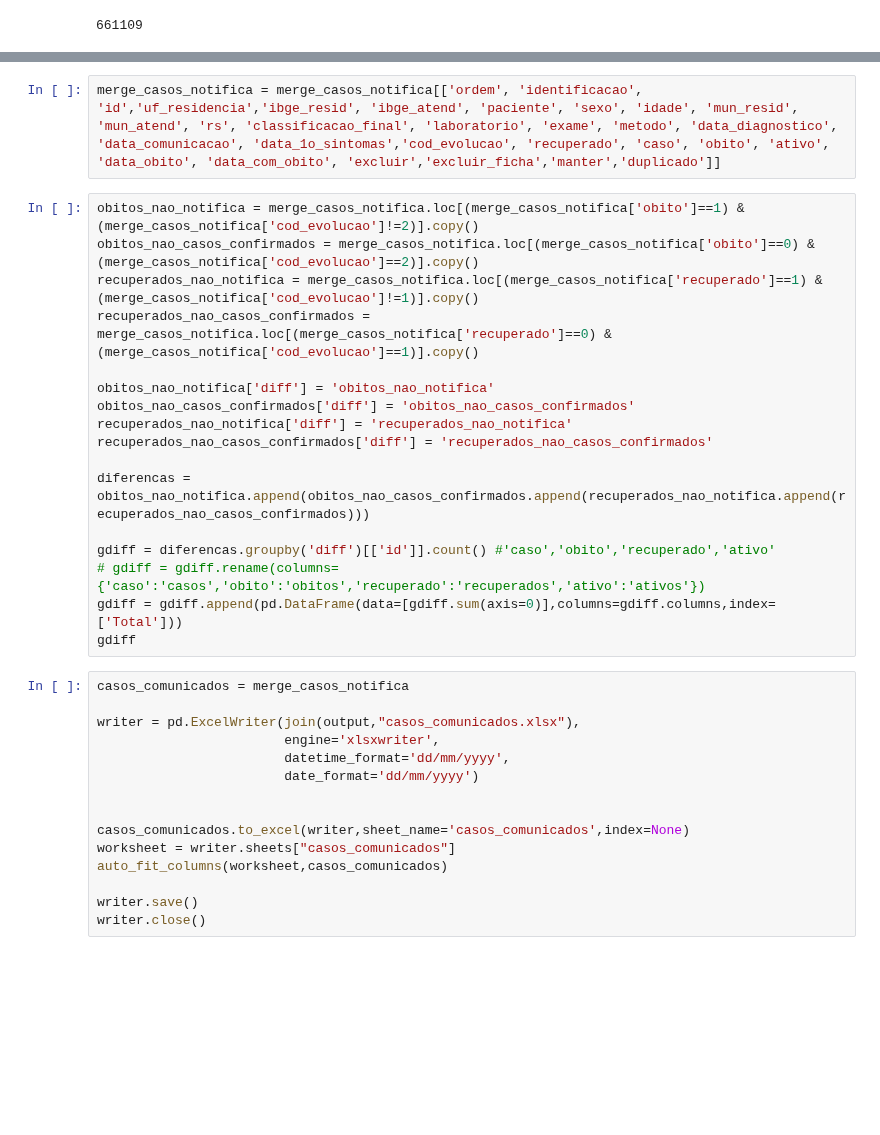
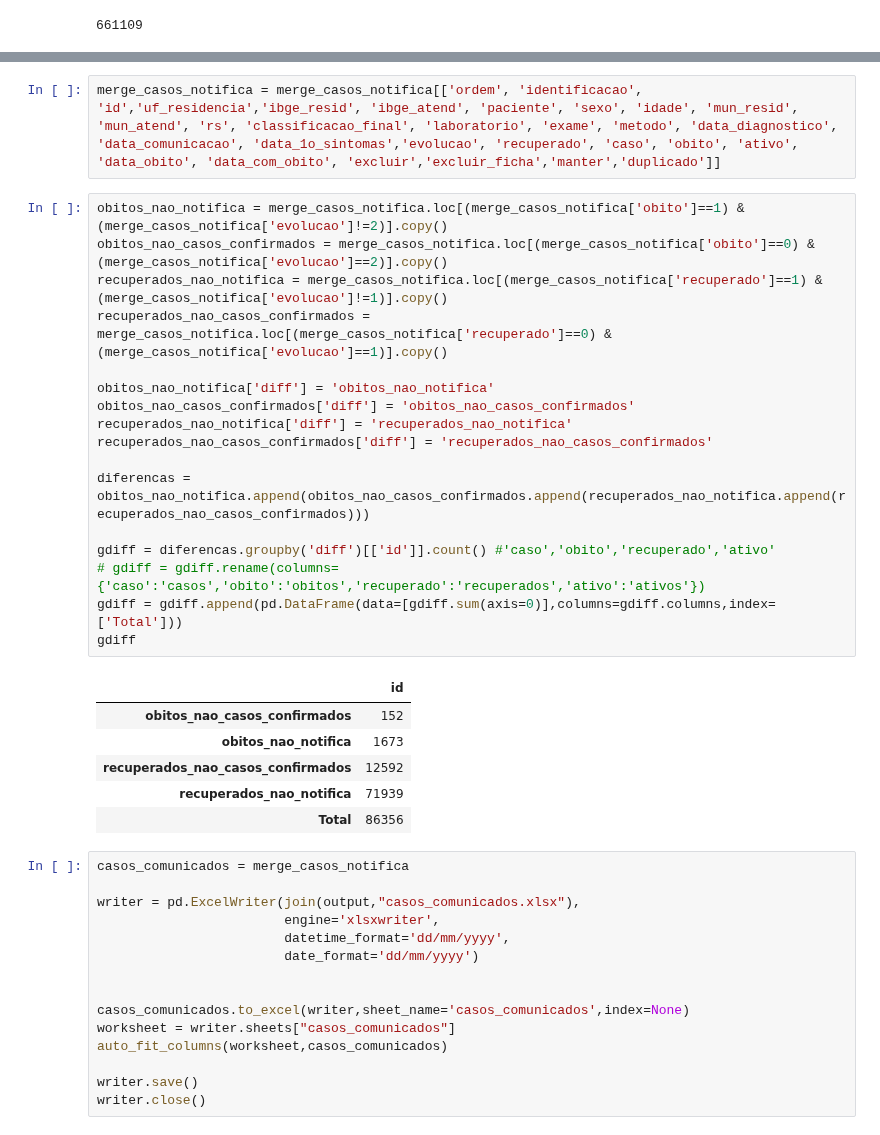
Before and after one commit to vinnylg/covid19datascience, a Jupyter notebook: merge_notifica.ipynb, the cells around one changed output, grey strips where cells are left out. Drawn from its saved outputs; the diff is of its cells as text; blank space fills up the shorter version.

```diff
--- a/merge_notifica.ipynb
+++ b/merge_notifica.ipynb
@@ -203,22 +274,29 @@ gce
 # %%
-merge_casos_notifica = merge_casos_notifica[['ordem', 'identificacao', 'id','uf_residencia','ibge_resid', 'ibge_atend', 'paciente', 'sexo', 'idade', 'mun_resid', 'mun_atend', 'rs', 'classificacao_final', 'laboratorio', 'exame', 'metodo', 'data_diagnostico', 'data_comunicacao', 'data_1o_sintomas','cod_evolucao', 'recuperado', 'caso', 'obito', 'ativo', 'data_obito', 'data_com_obito', 'excluir','excluir_ficha','manter','duplicado']]
+merge_casos_notifica = merge_casos_notifica[['ordem', 'identificacao', 'id','uf_residencia','ibge_resid', 'ibge_atend', 'paciente', 'sexo', 'idade', 'mun_resid', 'mun_atend', 'rs', 'classificacao_final', 'laboratorio', 'exame', 'metodo', 'data_diagnostico', 'data_comunicacao', 'data_1o_sintomas','evolucao', 'recuperado', 'caso', 'obito', 'ativo', 'data_obito', 'data_com_obito', 'excluir','excluir_ficha','manter','duplicado']]
 # %%
-obitos_nao_notifica = merge_casos_notifica.loc[(merge_casos_notifica['obito']==1) & (merge_casos_notifica['cod_evolucao']!=2)].copy()
-obitos_nao_casos_confirmados = merge_casos_notifica.loc[(merge_casos_notifica['obito']==0) & (merge_casos_notifica['cod_evolucao']==2)].copy()
-recuperados_nao_notifica = merge_casos_notifica.loc[(merge_casos_notifica['recuperado']==1) & (merge_casos_notifica['cod_evolucao']!=1)].copy()
-recuperados_nao_casos_confirmados = merge_casos_notifica.loc[(merge_casos_notifica['recuperado']==0) & (merge_casos_notifica['cod_evolucao']==1)].copy()
+obitos_nao_notifica = merge_casos_notifica.loc[(merge_casos_notifica['obito']==1) & (merge_casos_notifica['evolucao']!=2)].copy()
+obitos_nao_casos_confirmados = merge_casos_notifica.loc[(merge_casos_notifica['obito']==0) & (merge_casos_notifica['evolucao']==2)].copy()
+recuperados_nao_notifica = merge_casos_notifica.loc[(merge_casos_notifica['recuperado']==1) & (merge_casos_notifica['evolucao']!=1)].copy()
+recuperados_nao_casos_confirmados = merge_casos_notifica.loc[(merge_casos_notifica['recuperado']==0) & (merge_casos_notifica['evolucao']==1)].copy()
 
 obitos_nao_notifica['diff'] = 'obitos_nao_notifica'
 obitos_nao_casos_confirmados['diff'] = 'obitos_nao_casos_confirmados'
 recuperados_nao_notifica['diff'] = 'recuperados_nao_notifica'
 recuperados_nao_casos_confirmados['diff'] = 'recuperados_nao_casos_confirmados'
 
 diferencas = obitos_nao_notifica.append(obitos_nao_casos_confirmados.append(recuperados_nao_notifica.append(recuperados_nao_casos_confirmados)))
 
 gdiff = diferencas.groupby('diff')[['id']].count() #'caso','obito','recuperado','ativo'
 # gdiff = gdiff.rename(columns={'caso':'casos','obito':'obitos','recuperado':'recuperados','ativo':'ativos'})
 gdiff = gdiff.append(pd.DataFrame(data=[gdiff.sum(axis=0)],columns=gdiff.columns,index=['Total']))
 gdiff
+# %% [output]
+|  | id |
+| obitos_nao_casos_confirmados | 152 |
+| obitos_nao_notifica | 1673 |
+| recuperados_nao_casos_confirmados | 12592 |
+| recuperados_nao_notifica | 71939 |
+| Total | 86356 |
 # %%
 casos_comunicados = merge_casos_notifica
 
```
Also changed, not shown: parts of 10 cells of this notebook.
